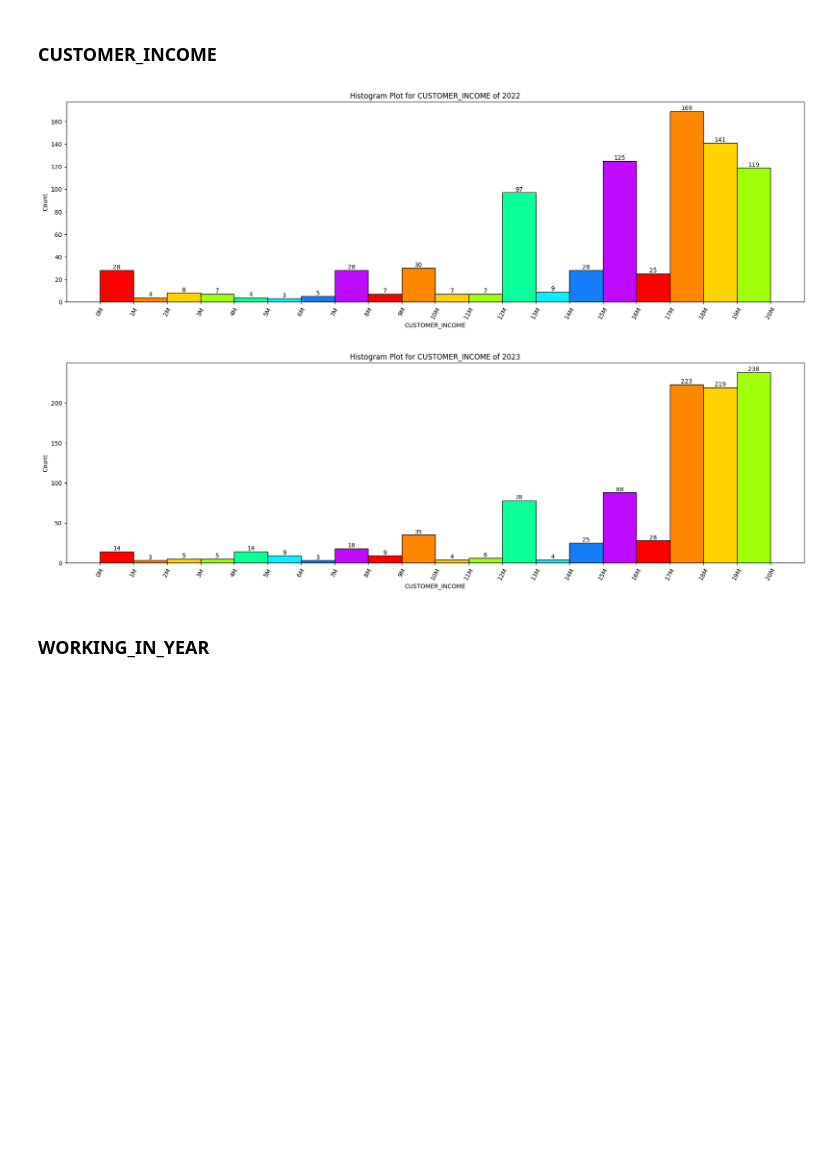
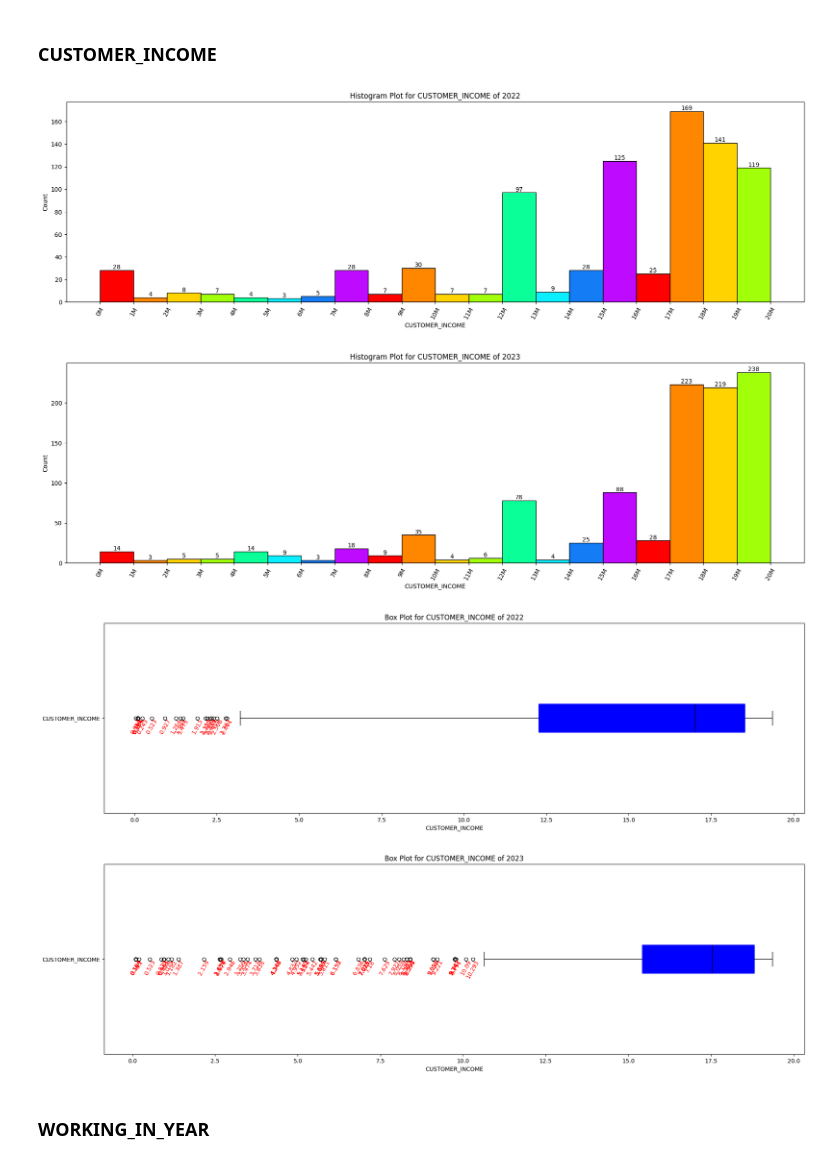
Before and after one commit to huynguyentuank22/RBAC_2024, a Jupyter notebook: main.ipynb, the cells around one changed output. Drawn from its saved outputs; the diff is of its cells as text; code cells hidden in the pictures; blank space fills up the shorter version.

```diff
--- a/main.ipynb
+++ b/main.ipynb
@@ -267,9 +344,14 @@ pie_plot(merged_2023, 'NUMBER_OF_DEPENDANTS', colors)
 # %%
 hist_plot_1(merged_2022, 'CUSTOMER_INCOME', colors)
 hist_plot_1(merged_2023, 'CUSTOMER_INCOME', colors)
+
+box_plot(merged_2022, 'CUSTOMER_INCOME', colors)
+box_plot(merged_2023, 'CUSTOMER_INCOME', colors)
 # %% [output]
 [figure]
 [figure]
+[figure, added]
+[figure, added]
 # %% [markdown]
 ### WORKING_IN_YEAR
 # %%
```
Also changed, not shown: parts of 19 cells of this notebook.
